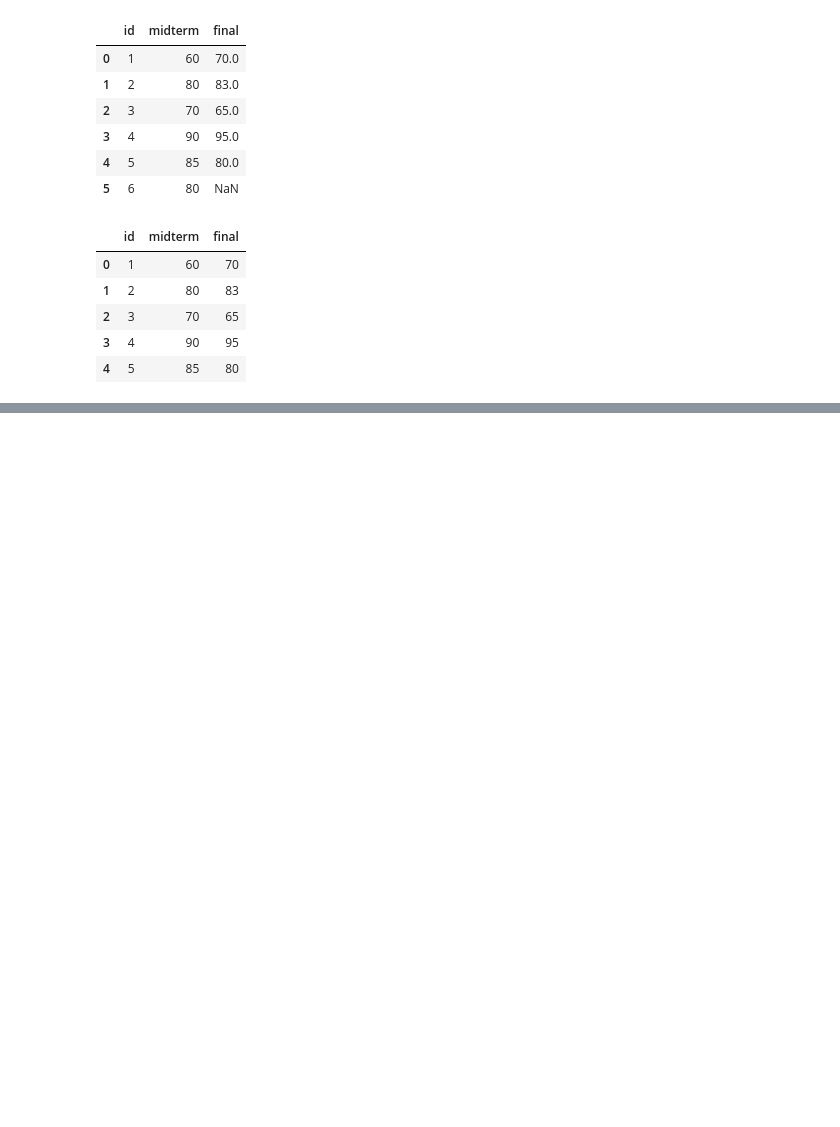
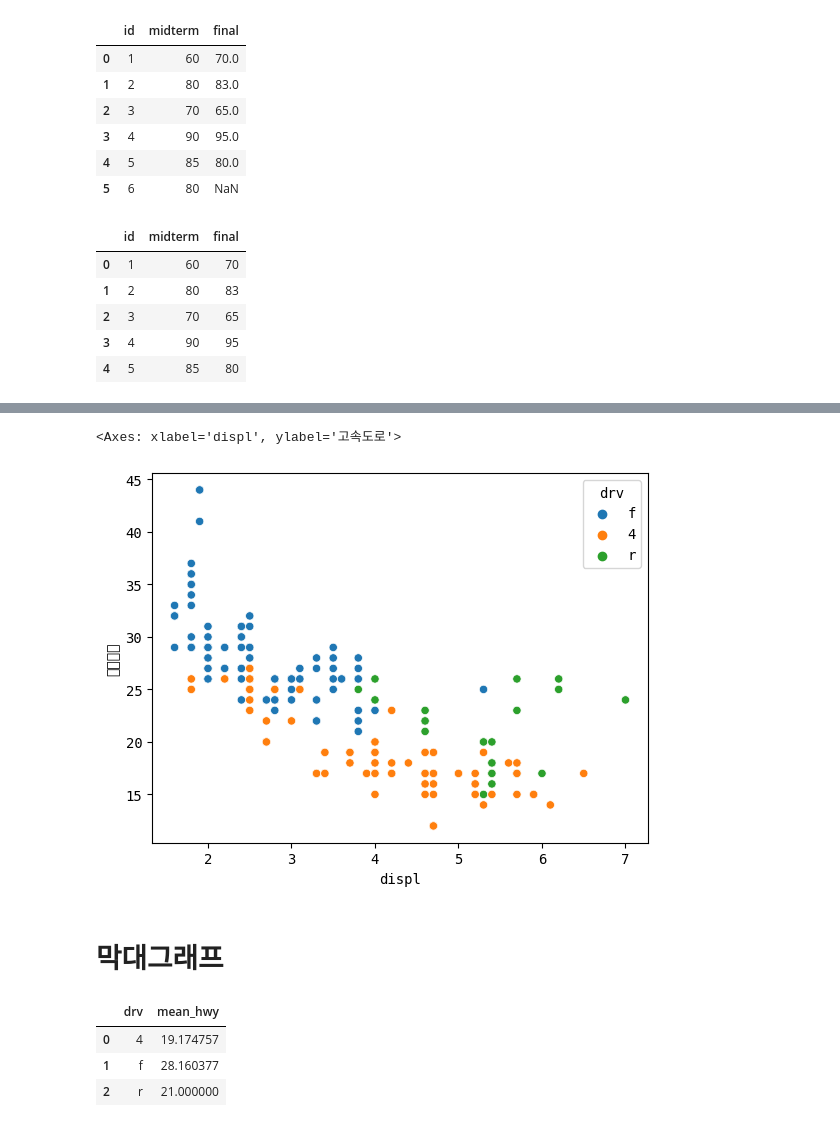
Before and after one commit to Hanjateacherson/SMHRD, a Jupyter notebook: python/03_Pandas_mpg.ipynb, the cells around one changed output, grey strips where cells are left out. Cells and saved outputs as stored; diff of their text form; code cells hidden in the pictures; blank space fills up the shorter version.

```diff
--- a/python/03_Pandas_mpg.ipynb
+++ b/python/03_Pandas_mpg.ipynb
@@ -990,0 +1163,20 @@ test4
+# %%
+# hue = 색상 지정 하는 컬럼 작성
+sns.scatterplot(data = mpg_copy, x = 'displ', y = '고속도로', hue = 'drv')
+# %% [output]
+<Axes: xlabel='displ', ylabel='고속도로'>
+[figure, added]
+# %% [markdown]
+# 막대그래프
+# %%
+# 구동방식에 따른 고속도로 연비
+# 1. 구동방식으로 묶어주기
+mpg_copy.groupby('drv')
+# 2. 통계 함수 사용해서 mean값 구하기
+mpg_drv = mpg_copy.groupby('drv', as_index = False).agg(mean_hwy = ('고속도로','mean'))
+mpg_drv
+# %% [output]
+|  | drv | mean_hwy |
+| 0 | 4 | 19.174757 |
+| 1 | f | 28.160377 |
+| 2 | r | 21.000000 |
```
Also changed, not shown: parts of 36 cells of this notebook.
